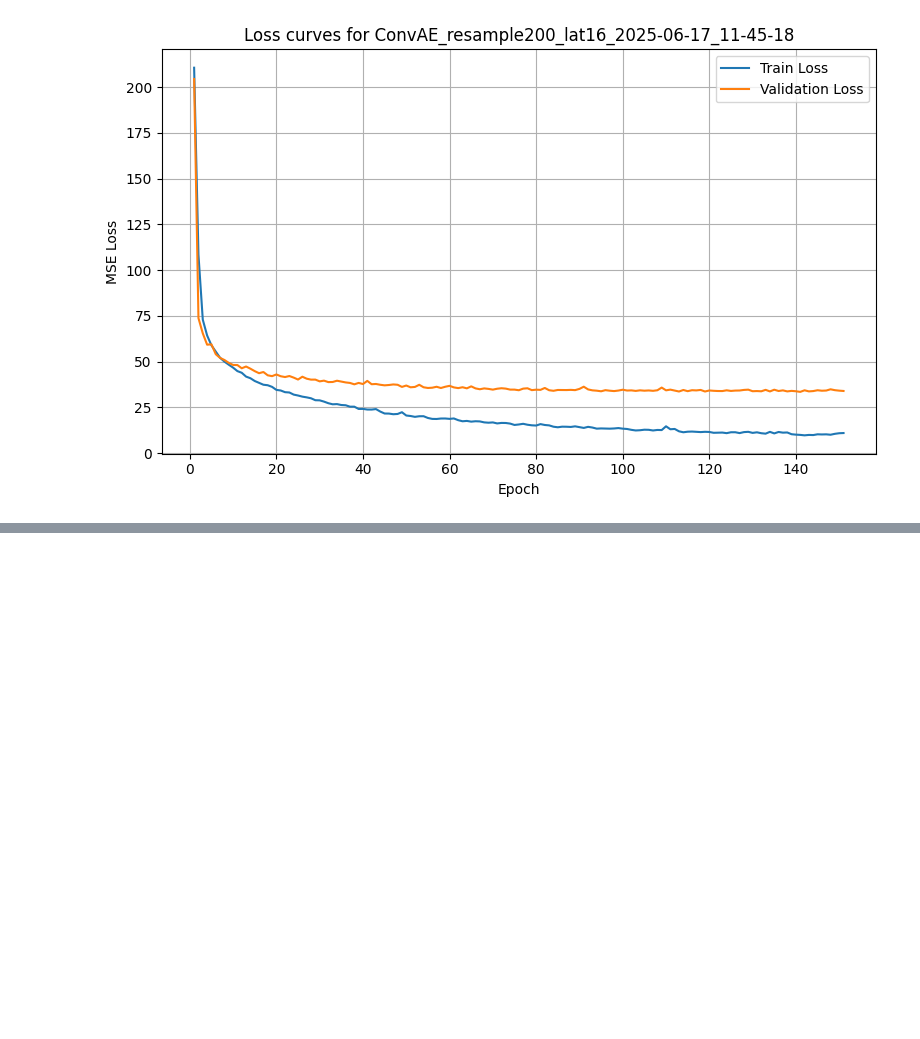
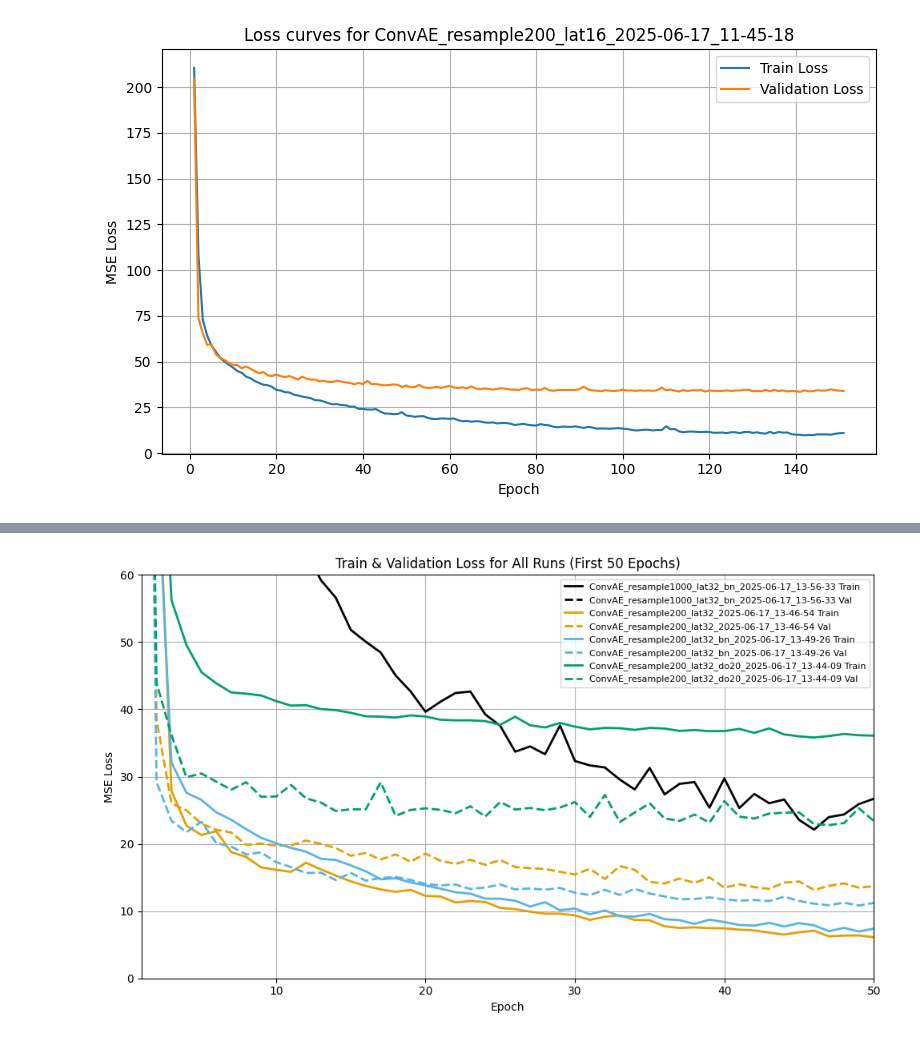
Before and after one commit to jm-wltr/deep-learning-wall-tomography, a Jupyter notebook: notebooks/convae16.ipynb, the cells around one changed output, grey strips where cells are left out. Saved outputs shown, nothing was run; the diff lists cells and outputs as text; code cells hidden in the pictures; blank space fills up the shorter version.

```diff
--- a/notebooks/convae16.ipynb
+++ b/notebooks/convae16.ipynb
@@ -60,0 +274,65 @@ plt.show()
+# %%
+import torch
+import matplotlib.pyplot as plt
+import sys
+from pathlib import Path
+
+def find_project_root(marker_dir: str = "artifacts") -> Path:
+    start = Path(__file__).resolve() if "__file__" in globals() else Path.cwd().resolve()
+    for parent in (start, *start.parents):
+        if (parent / marker_dir).is_dir():
+            return parent
+    return Path.cwd().resolve()
+
+# 1) Locate project root
+PROJECT_ROOT = find_project_root("artifacts")
+sys.path.insert(0, str(PROJECT_ROOT))
+
+# 2) Define runs and parameters
+run_names = [
+    "ConvAE_resample1000_lat32_bn_2025-06-17_13-56-33",
+    "ConvAE_resample200_lat32_2025-06-17_13-46-54",
+    "ConvAE_resample200_lat32_bn_2025-06-17_13-49-26",
+    "ConvAE_resample200_lat32_do20_2025-06-17_13-44-09",
+]
+MAX_EPOCHS = 50
+
+# 3) Load & truncate histories
+histories = {}
+for name in run_names:
+    ckpt_path = (
+        PROJECT_ROOT / "artifacts" / "autoencoder" / "checkpoints" / f"{name}.pt"
+    )
+    ckpt = torch.load(ckpt_path, map_location="cpu")
+    h = ckpt["history"]
+    histories[name] = {
+        "train": h["train_loss"][:MAX_EPOCHS],
+        "val":   h["val_loss"][:MAX_EPOCHS]
+    }
+
+# 4) Use colorblind-friendly palette (Okabe-Ito)
+colors     = ["#000000", "#E69F00", "#56B4E9", "#009E73"]  # black, orange, sky blue, bluish green
+linestyles = {"train": "-", "val": "--"}
+
+# 5) Plot everything on one axes
+fig, ax = plt.subplots(figsize=(10, 6))
+for color, name in zip(colors, run_names):
+    epochs = list(range(1, MAX_EPOCHS + 1))
+    ax.plot(epochs, histories[name]["train"],
+            color=color, linestyle=linestyles["train"], linewidth=2,
+            label=f"{name} Train")
+    ax.plot(epochs, histories[name]["val"],
+            color=color, linestyle=linestyles["val"], linewidth=2,
+            label=f"{name} Val")
+
+ax.set_xlim(1, MAX_EPOCHS)
+ax.set_ylim(0, 60)
+ax.set_xlabel("Epoch")
+ax.set_ylabel("MSE Loss")
+ax.set_title("Train & Validation Loss for All Runs (First 50 Epochs)")
+ax.grid(True)
+ax.legend(loc="best", fontsize=8)
+plt.tight_layout()
+plt.show()
+# %% [output]
+[figure, added]
```
Also changed, not shown: parts of 4 cells of this notebook, 8 other files.
